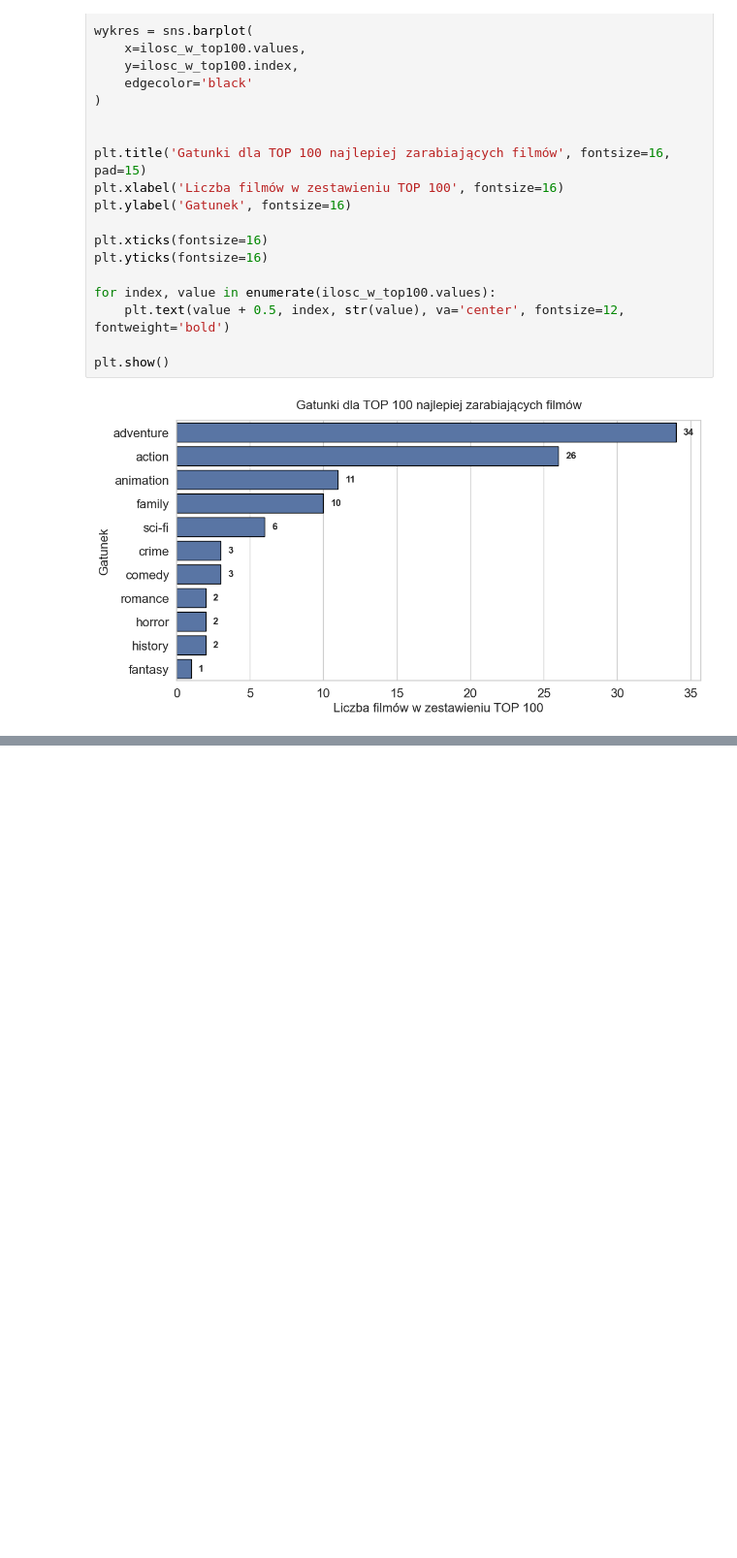
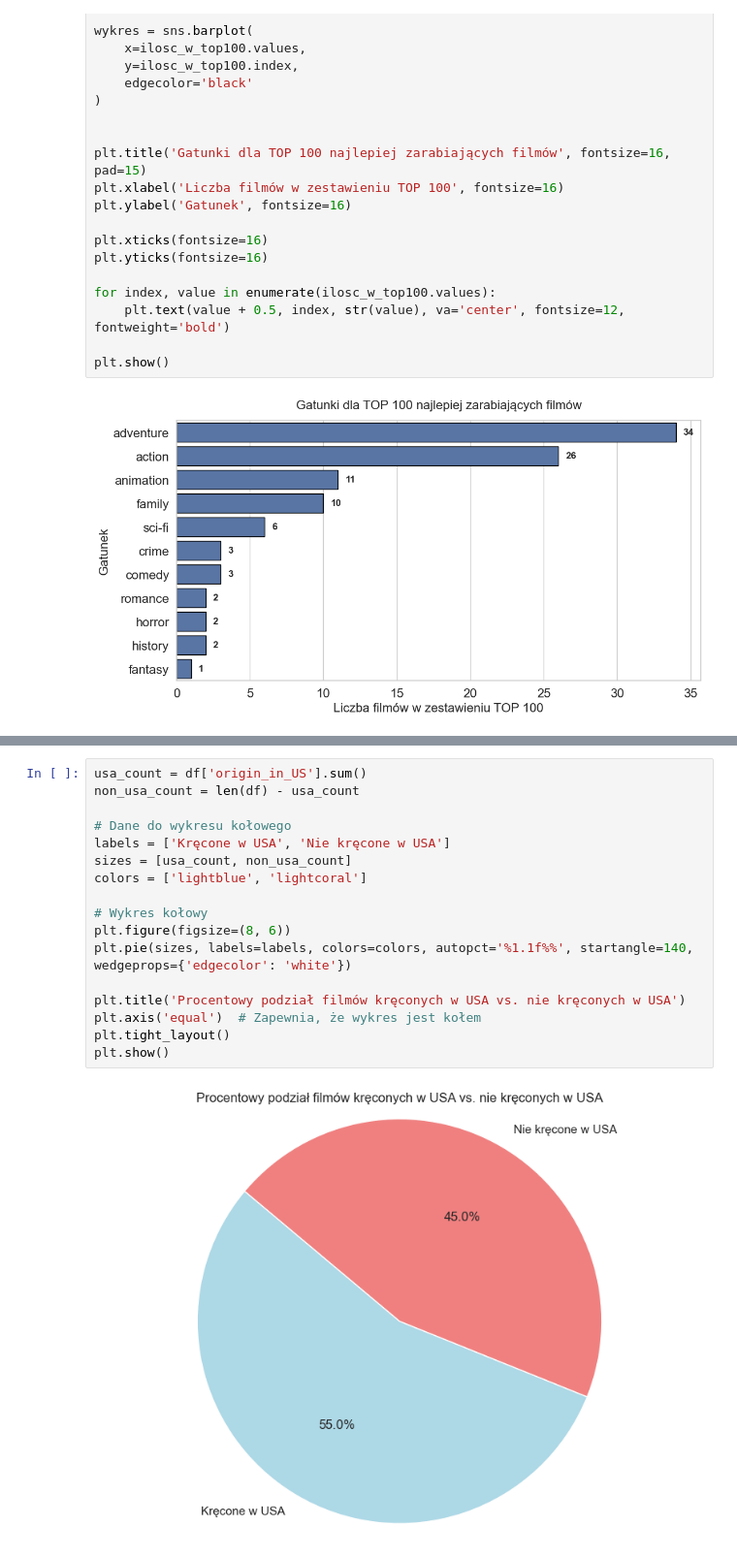
Before and after one commit to olkat12/Data_Exploration, a Jupyter notebook: data-visualization/first_data_analisys.ipynb, the cells around one changed output, grey strips where cells are left out. Shown at 97% size. Cells and saved outputs as stored; diff of their text form; blank space fills up the shorter version.

```diff
--- a/data-visualization/first_data_analisys.ipynb
+++ b/data-visualization/first_data_analisys.ipynb
@@ -575,0 +679,19 @@ plt.show()
+# %%
+usa_count = df['origin_in_US'].sum()
+non_usa_count = len(df) - usa_count
+
+# Dane do wykresu kołowego
+labels = ['Kręcone w USA', 'Nie kręcone w USA']
+sizes = [usa_count, non_usa_count]
+colors = ['lightblue', 'lightcoral']
+
+# Wykres kołowy
+plt.figure(figsize=(8, 6))
+plt.pie(sizes, labels=labels, colors=colors, autopct='%1.1f%%', startangle=140, wedgeprops={'edgecolor': 'white'})
+
+plt.title('Procentowy podział filmów kręconych w USA vs. nie kręconych w USA')
+plt.axis('equal')  # Zapewnia, że wykres jest kołem
+plt.tight_layout()
+plt.show()
+# %% [output]
+[figure, added]
```
Also changed, not shown: parts of 46 cells of this notebook, 2 other files.
